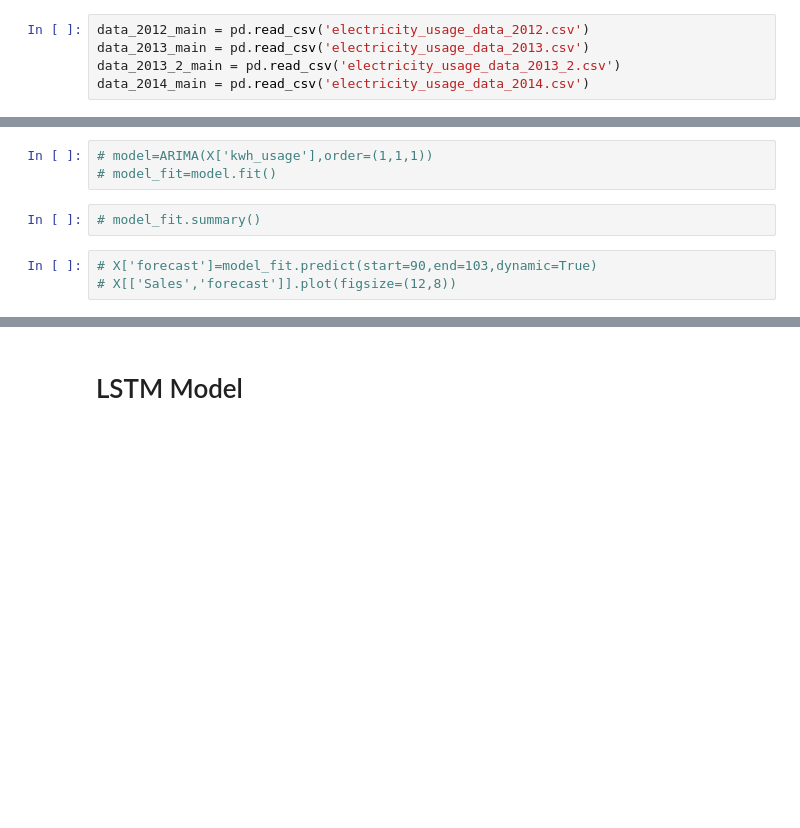
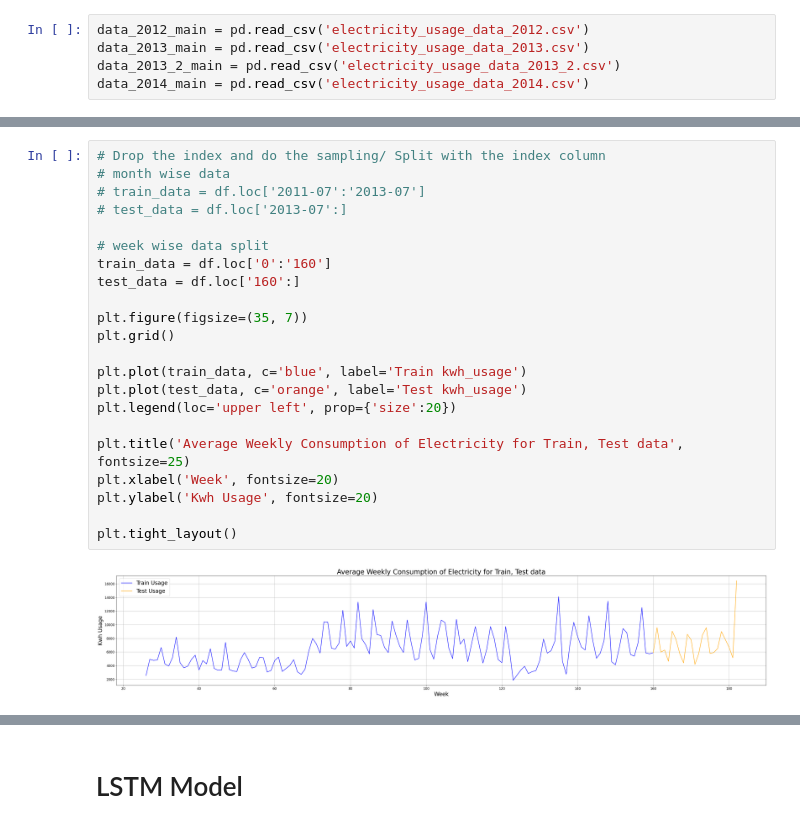
Before and after one commit to hyndavi1234/CS418-Project, a Jupyter notebook: Time_Series_Analysis.ipynb, the cells around one changed output, grey strips where cells are left out. Saved outputs shown, nothing was run; the diff lists cells and outputs as text; blank space fills up the shorter version.

```diff
--- a/Time_Series_Analysis.ipynb
+++ b/Time_Series_Analysis.ipynb
@@ -839,8 +664,24 @@ KeyboardInterrupt: ignored
-# %%
-# model=ARIMA(X['kwh_usage'],order=(1,1,1))
-# model_fit=model.fit()
-# %%
-# model_fit.summary()
-# %%
-# X['forecast']=model_fit.predict(start=90,end=103,dynamic=True)
-# X[['Sales','forecast']].plot(figsize=(12,8))
+# %%
+# Drop the index and do the sampling/ Split with the index column
+# month wise data
+# train_data = df.loc['2011-07':'2013-07']
+# test_data = df.loc['2013-07':]
+
+# week wise data split
+train_data = df.loc['0':'160']
+test_data = df.loc['160':]
+
+plt.figure(figsize=(35, 7))
+plt.grid()
+
+plt.plot(train_data, c='blue', label='Train kwh_usage')
+plt.plot(test_data, c='orange', label='Test kwh_usage')
+plt.legend(loc='upper left', prop={'size':20})
+
+plt.title('Average Weekly Consumption of Electricity for Train, Test data', fontsize=25)
+plt.xlabel('Week', fontsize=20)
+plt.ylabel('Kwh Usage', fontsize=20)
+
+plt.tight_layout()
+# %% [output]
+[figure, added]
```
Also changed, not shown: parts of 130 cells of this notebook.
